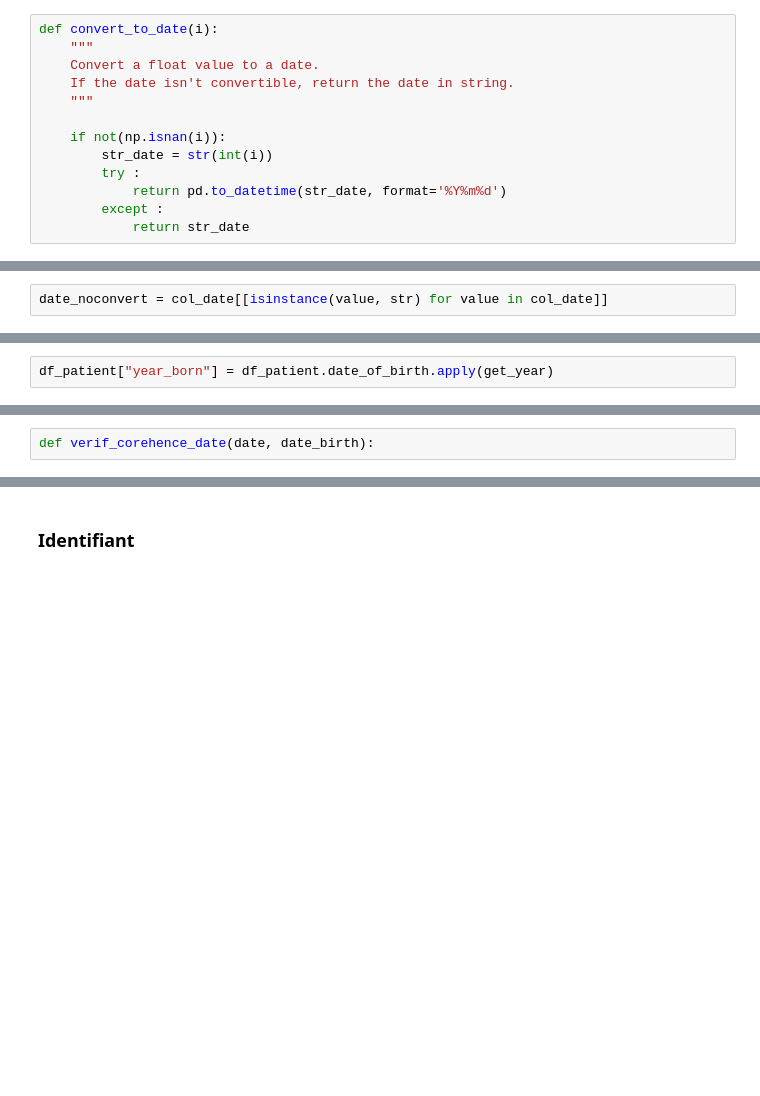
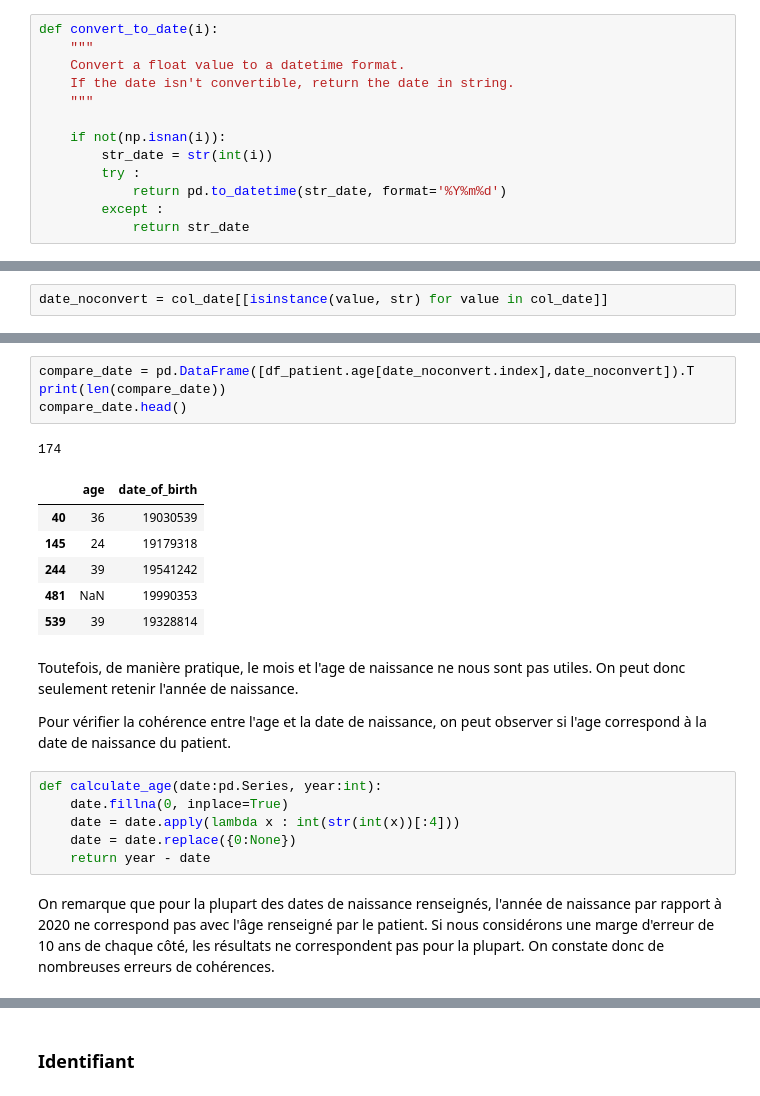
Before and after one commit to titigmr/Test-INRIA-APHP, a Jupyter notebook: data_quality.ipynb, the cells around one changed output, grey strips where cells are left out. Saved outputs shown, nothing was run; the diff lists cells and outputs as text; blank space fills up the shorter version.

```diff
--- a/data_quality.ipynb
+++ b/data_quality.ipynb
@@ -145,7 +137,7 @@ Cette première fonction permet de convertir les dates.
 # %%
 def convert_to_date(i):
     """
-    Convert a float value to a date.
+    Convert a float value to a datetime format.
     If the date isn't convertible, return the date in string.
     """
 
@@ -243,2 +157,0 @@ def get_year(value):
-# %%
-df_patient["year_born"] = df_patient.date_of_birth.apply(get_year)
@@ -343,2 +158,24 @@ Name: date_of_birth, Length: 20000, dtype: object
-# %%
-def verif_corehence_date(date, date_birth):
+# %%
+compare_date = pd.DataFrame([df_patient.age[date_noconvert.index],date_noconvert]).T
+print(len(compare_date))
+compare_date.head()
+# %% [output]
+174
+|  | age | date_of_birth |
+| 40 | 36 | 19030539 |
+| 145 | 24 | 19179318 |
+| 244 | 39 | 19541242 |
+| 481 | NaN | 19990353 |
+| 539 | 39 | 19328814 |
+# %% [markdown]
+Toutefois, de manière pratique, le mois et l'age de naissance ne nous sont pas utiles. On peut donc seulement retenir l'année de naissance.
+
+Pour vérifier la cohérence entre l'age et la date de naissance, on peut observer si l'age correspond à la date de naissance du patient.
+# %%
+def calculate_age(date:pd.Series, year:int):
+    date.fillna(0, inplace=True)
+    date = date.apply(lambda x : int(str(int(x))[:4]))
+    date = date.replace({0:None})
+    return year - date
+# %% [markdown]
+On remarque que pour la plupart des dates de naissance renseignés, l'année de naissance par rapport à 2020 ne correspond pas avec l'âge renseigné par le patient. Si nous considérons une marge d'erreur de 10 ans de chaque côté, les résultats ne correspondent pas pour la plupart. On constate donc de nombreuses erreurs de cohérences.
```
Also changed, not shown: parts of 59 cells of this notebook.
